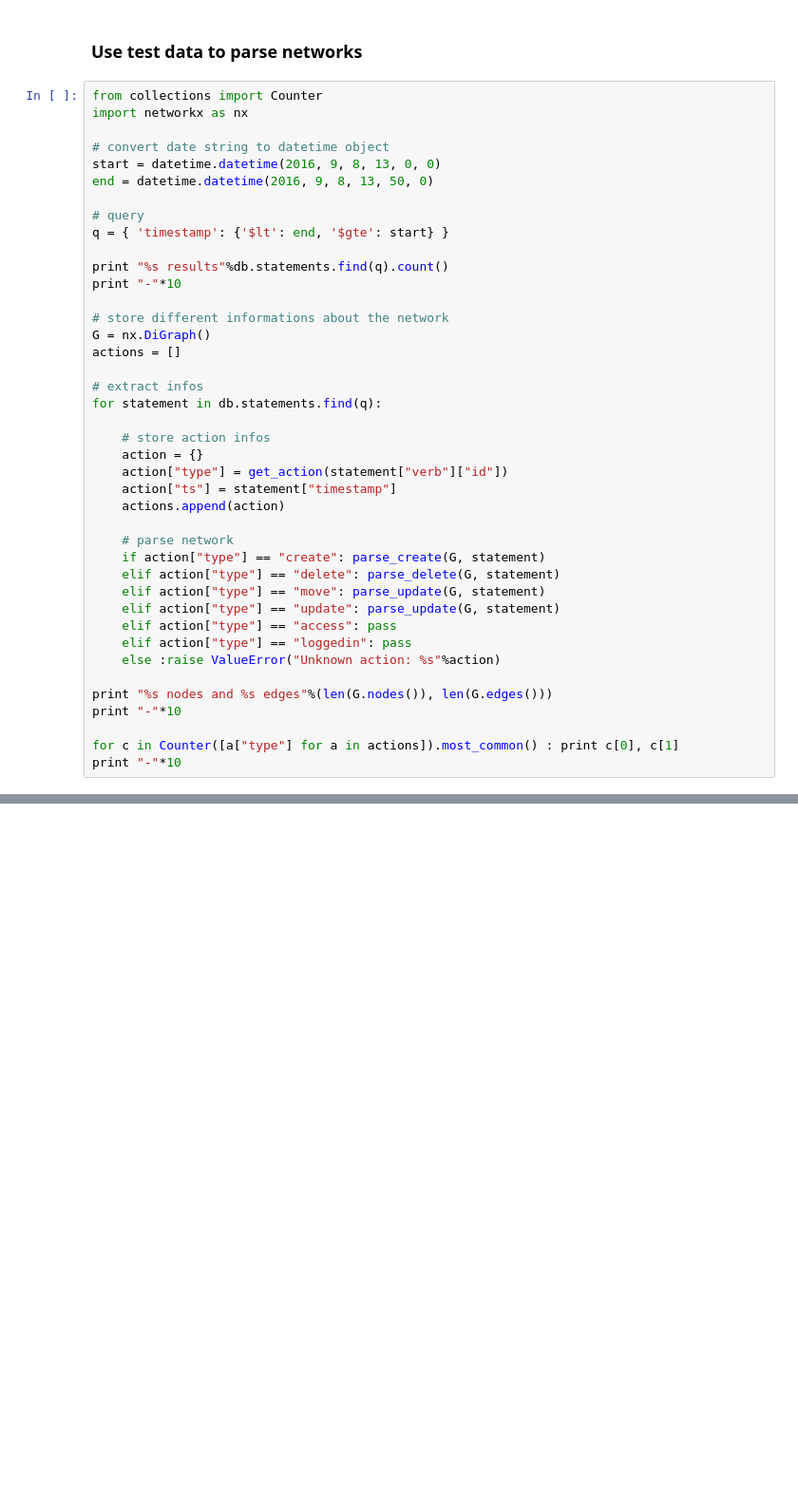
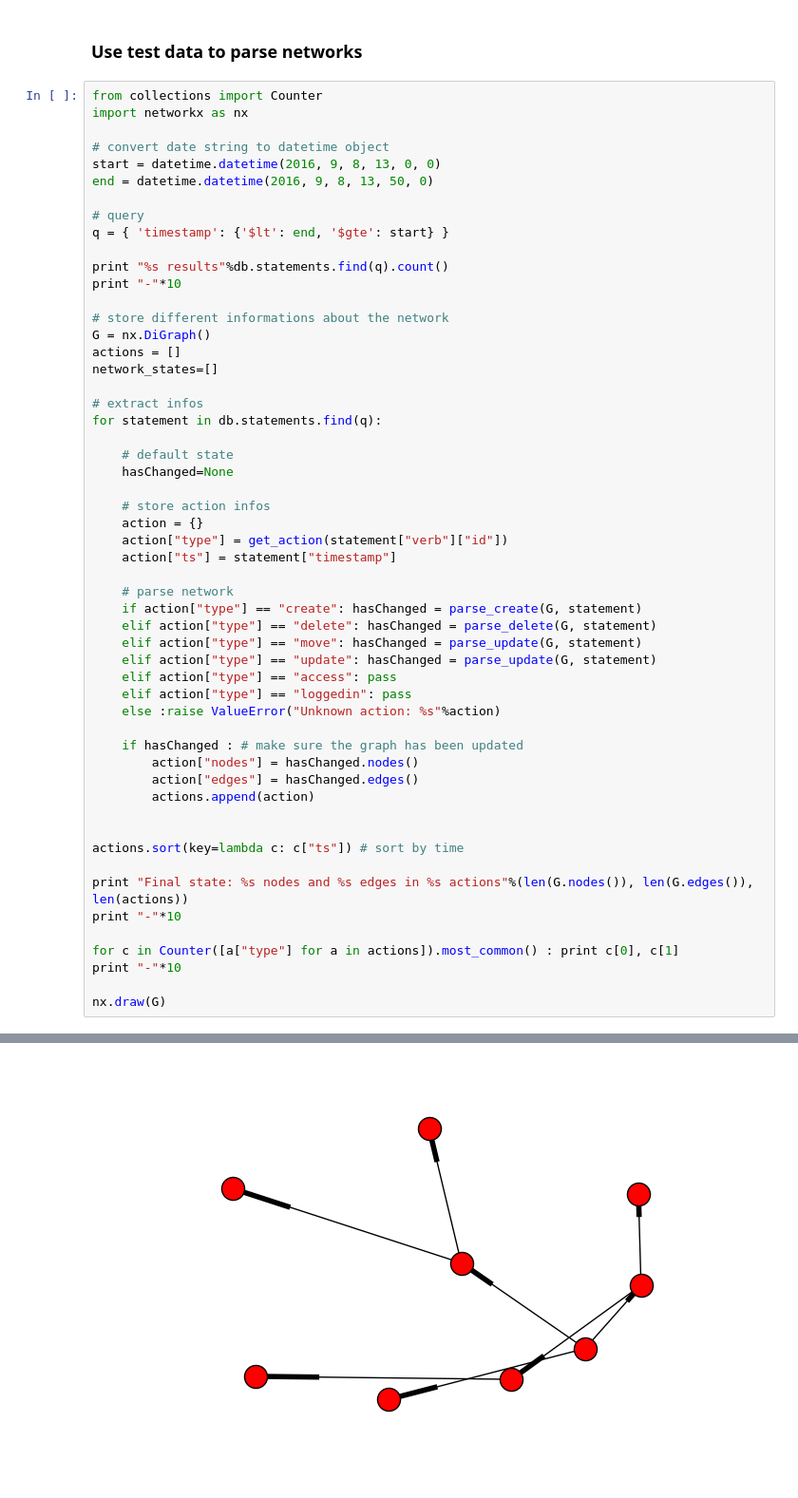
Before and after one commit to sical/meta-education, a Jupyter notebook: notebooks/Network reconstruction.ipynb, the cells around one changed output, grey strips where cells are left out. Shown at 95% size. Saved outputs shown, nothing was run; the diff lists cells and outputs as text; blank space fills up the shorter version.

```diff
--- a/notebooks/Network reconstruction.ipynb
+++ b/notebooks/Network reconstruction.ipynb
@@ -85,30 +88,43 @@ print "-"*10
 # store different informations about the network
 G = nx.DiGraph()
 actions = []
+network_states=[]
 
 # extract infos
 for statement in db.statements.find(q):
+
+    # default state
+    hasChanged=None
 
     # store action infos
     action = {}
     action["type"] = get_action(statement["verb"]["id"])
     action["ts"] = statement["timestamp"]
-    actions.append(action)
 
     # parse network
-    if action["type"] == "create": parse_create(G, statement)
-    elif action["type"] == "delete": parse_delete(G, statement)
-    elif action["type"] == "move": parse_update(G, statement)
-    elif action["type"] == "update": parse_update(G, statement)
+    if action["type"] == "create": hasChanged = parse_create(G, statement)
+    elif action["type"] == "delete": hasChanged = parse_delete(G, statement)
+    elif action["type"] == "move": hasChanged = parse_update(G, statement)
+    elif action["type"] == "update": hasChanged = parse_update(G, statement)
     elif action["type"] == "access": pass
     elif action["type"] == "loggedin": pass
     else :raise ValueError("Unknown action: %s"%action)
 
-print "%s nodes and %s edges"%(len(G.nodes()), len(G.edges()))
+    if hasChanged : # make sure the graph has been updated
+        action["nodes"] = hasChanged.nodes()
+        action["edges"] = hasChanged.edges()
+        actions.append(action)
+
+
+actions.sort(key=lambda c: c["ts"]) # sort by time
+
+print "Final state: %s nodes and %s edges in %s actions"%(len(G.nodes()), len(G.edges()), len(actions))
 print "-"*10
 
 for c in Counter([a["type"] for a in actions]).most_common() : print c[0], c[1]
 print "-"*10
+
+nx.draw(G)
 # %% [output]
 303 results
 ----------
@@ -123,4 +137,5 @@ loggedin 1
 ----------
+[figure, added]
 # %%
 %matplotlib inline
 import matplotlib.pyplot as plt
```
Also changed, not shown: parts of 4 cells of this notebook.
